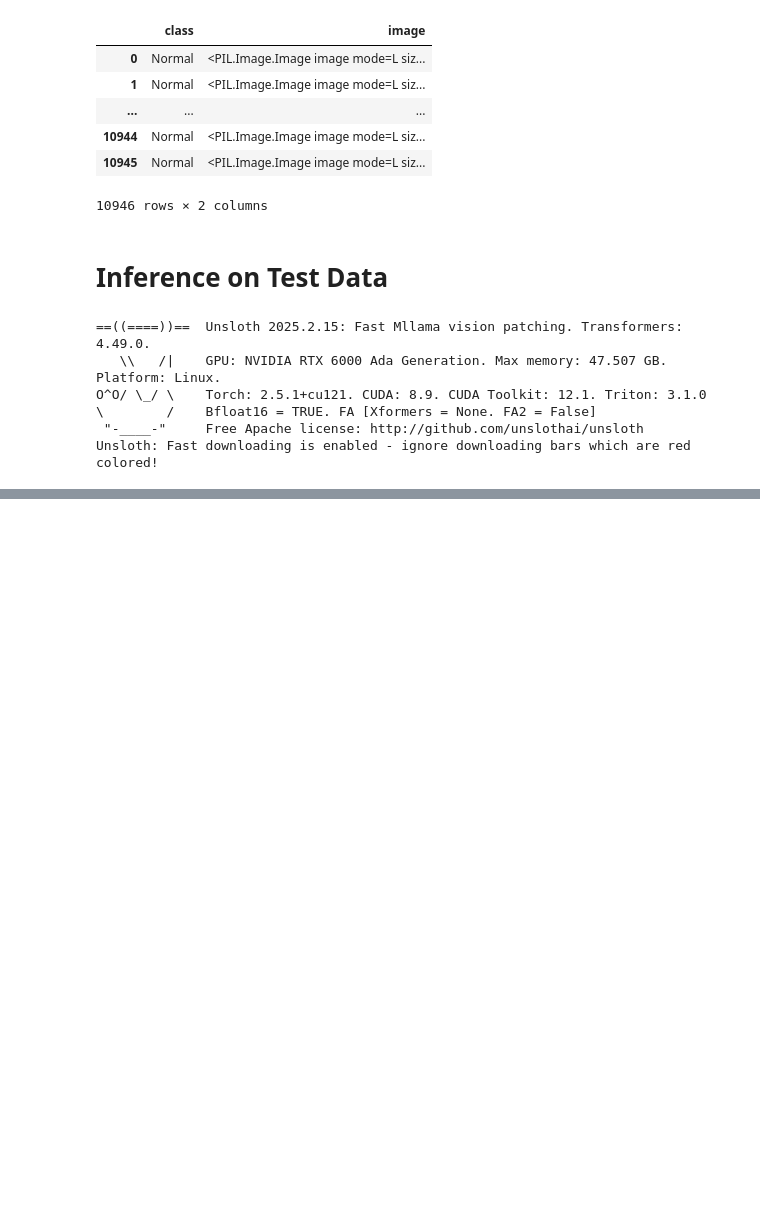
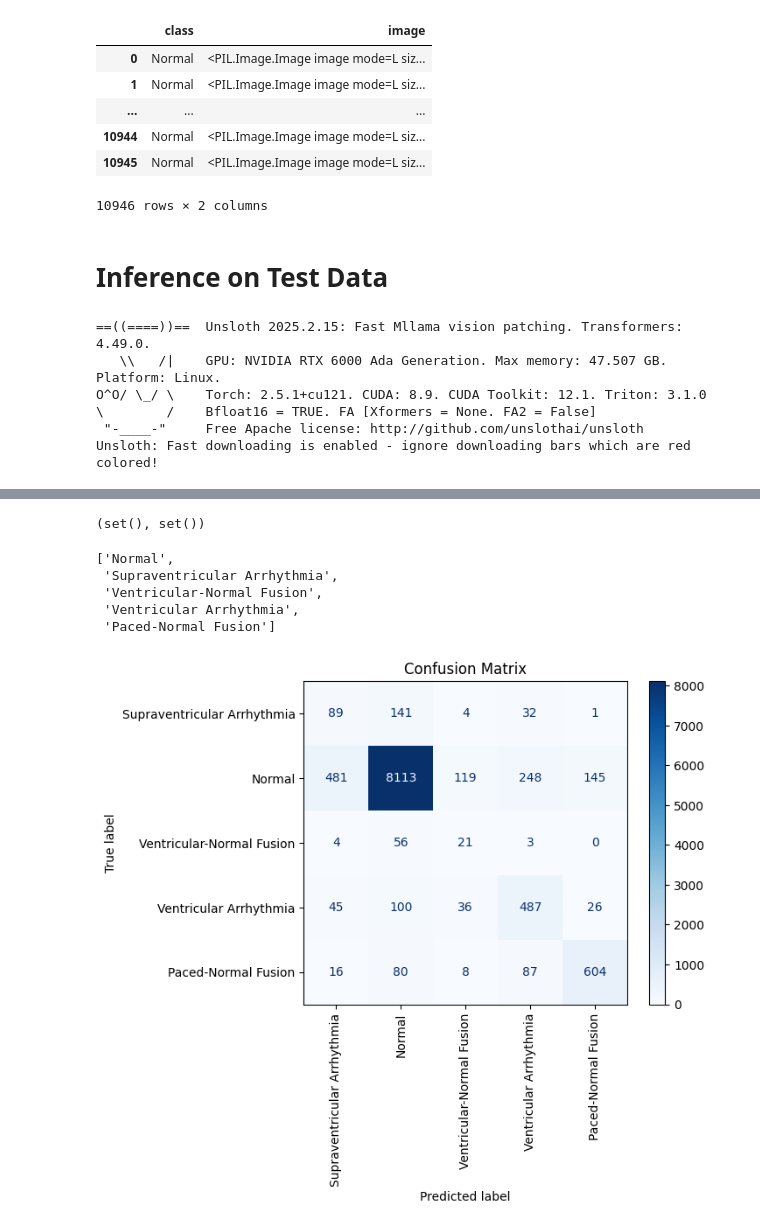
Before and after one commit to ramm777/ECG_Categorization, a Jupyter notebook: 3_Testing.ipynb, the cells around one changed output, grey strips where cells are left out. Drawn from its saved outputs; the diff is of its cells as text; code cells hidden in the pictures; blank space fills up the shorter version.

```diff
--- a/3_Testing.ipynb
+++ b/3_Testing.ipynb
@@ -136,0 +125,11 @@ with open(file_name, "w") as file:
+# %%
+# Inference results
+
+file_path = "jl_fs/Llama-3.2-11B-Vision-Instruct_finetuned_ecg_TEST_OUTPUT.json"
+file = open(file_path, 'r')
+y_pred = json.load(file)
+file.close()
+
+y_pred = pd.DataFrame(y_pred.values(), index=y_pred.keys())
+y_pred.columns = ['class']
+y_pred.value_counts(dropna=False)
@@ -136,0 +144,5 @@ with open(file_name, "w") as file:
+# %%
+# True labels
+
+y_test = pd.read_csv('jl_fs/y_test.csv', index_col=0)
+y_test.value_counts(dropna=False)
@@ -136,0 +157,27 @@ with open(file_name, "w") as file:
+# %%
+#Check if LLM Vision outputed only categories of interest, no other text
+set(y_pred['class']) - set(y_test['class']), set(y_test['class']) - set(y_pred['class'])
+# %% [output]
+(set(), set())
+# %%
+list(set(y_test['class']))
+# %% [output]
+['Normal',
+ 'Supraventricular Arrhythmia',
+ 'Ventricular-Normal Fusion',
+ 'Ventricular Arrhythmia',
+ 'Paced-Normal Fusion']
+# %%
+classes = ['Supraventricular Arrhythmia', 'Normal',
+           'Ventricular-Normal Fusion', 'Ventricular Arrhythmia',
+            'Paced-Normal Fusion']
+
+cm = confusion_matrix(y_test['class'].tolist(),
+                      y_pred['class'].tolist(),
+                      labels=classes)
+
+disp = ConfusionMatrixDisplay(confusion_matrix=cm, display_labels=classes)
+disp.plot(cmap=plt.cm.Blues); plt.title("Confusion Matrix");
+plt.xticks(rotation=90);
+# %% [output]
+[figure, added]
```
Also changed, not shown: parts of 12 cells of this notebook, 3 other files.
